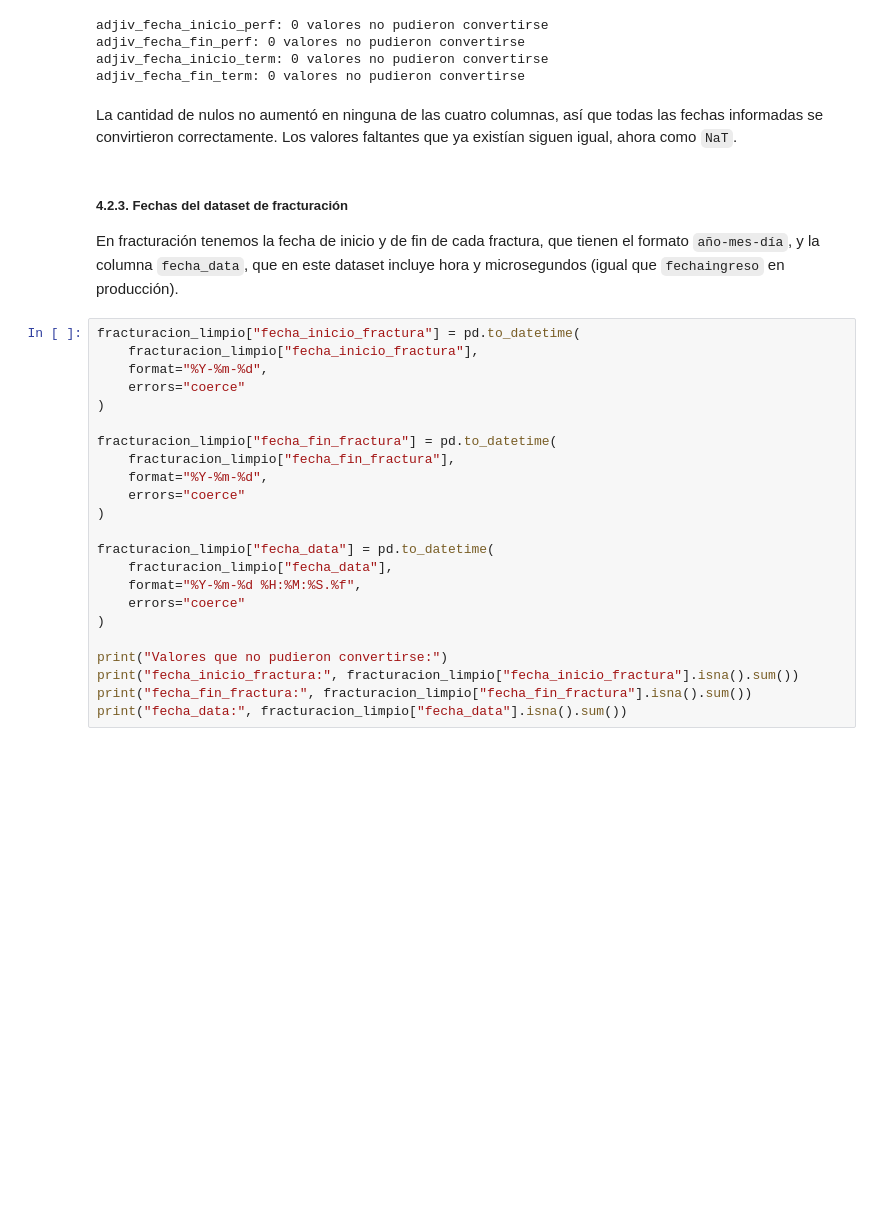
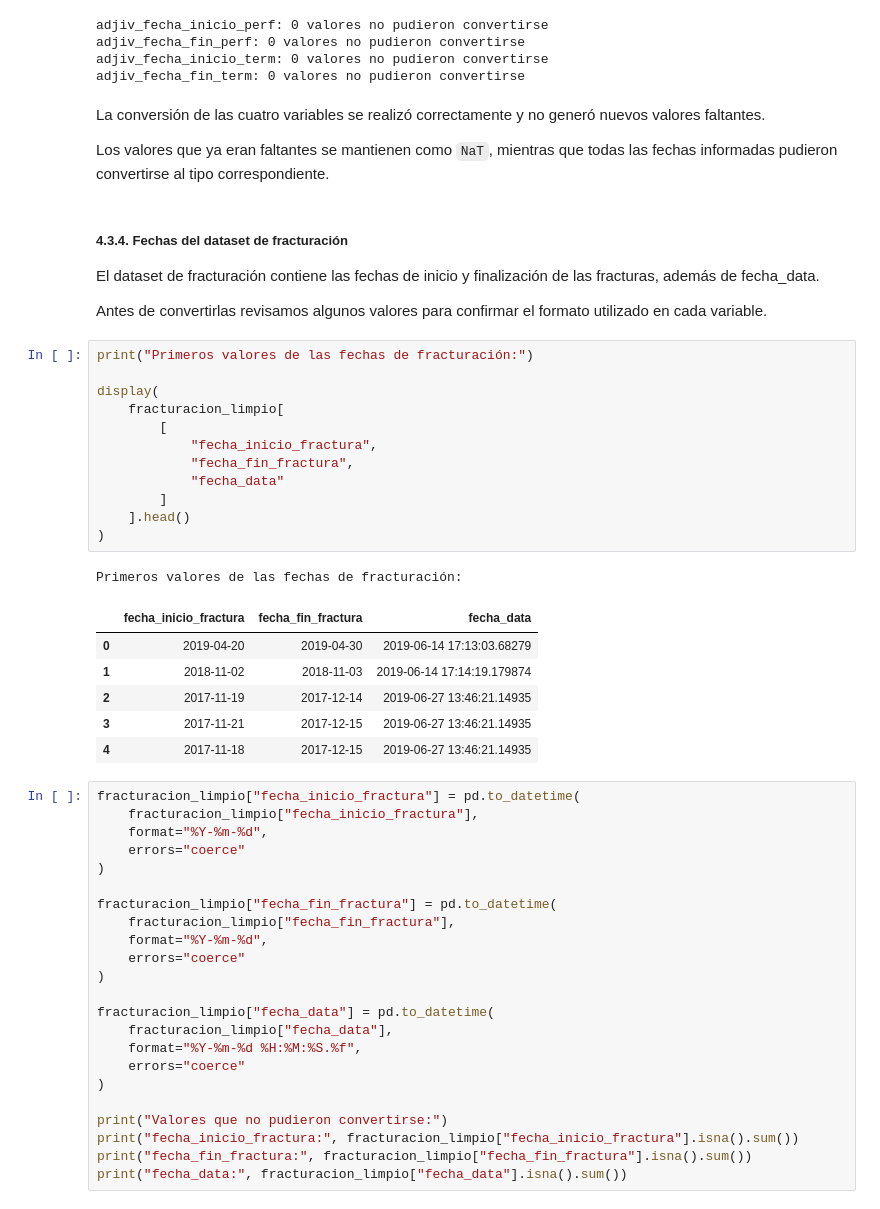
Before and after one commit to alexParedes027/oil-production-prediction, a Jupyter notebook: notebooks/01_exploracion_datos.ipynb, the cells around one changed output. Drawn from its saved outputs; the diff is of its cells as text; blank space fills up the shorter version.

```diff
--- a/notebooks/01_exploracion_datos.ipynb
+++ b/notebooks/01_exploracion_datos.ipynb
@@ -1798,11 +1888,35 @@ adjiv_fecha_fin_perf: 0 valores no pudieron convertirse
 adjiv_fecha_inicio_term: 0 valores no pudieron convertirse
 adjiv_fecha_fin_term: 0 valores no pudieron convertirse
 # %% [markdown]
-La cantidad de nulos no aumentó en ninguna de las cuatro columnas, así que todas las fechas informadas se convirtieron correctamente. Los valores faltantes que ya existían siguen igual, ahora como `NaT`.
+La conversión de las cuatro variables se realizó correctamente y no generó nuevos valores faltantes.
+
+Los valores que ya eran faltantes se mantienen como `NaT`, mientras que todas las fechas informadas pudieron convertirse al tipo correspondiente.
 # %% [markdown]
-##### 4.2.3. Fechas del dataset de fracturación
+##### 4.3.4. Fechas del dataset de fracturación
 
-En fracturación tenemos la fecha de inicio y de fin de cada fractura, que tienen el formato `año-mes-día`, y la columna `fecha_data`, que en este dataset incluye hora y microsegundos (igual que `fechaingreso` en producción).
+El dataset de fracturación contiene las fechas de inicio y finalización de las fracturas, además de fecha_data.
+
+Antes de convertirlas revisamos algunos valores para confirmar el formato utilizado en cada variable.
+# %%
+print("Primeros valores de las fechas de fracturación:")
+
+display(
+    fracturacion_limpio[
+        [
+            "fecha_inicio_fractura",
+            "fecha_fin_fractura",
+            "fecha_data"
+        ]
+    ].head()
+)
+# %% [output]
+Primeros valores de las fechas de fracturación:
+|  | fecha_inicio_fractura | fecha_fin_fractura | fecha_data |
+| 0 | 2019-04-20 | 2019-04-30 | 2019-06-14 17:13:03.68279 |
+| 1 | 2018-11-02 | 2018-11-03 | 2019-06-14 17:14:19.179874 |
+| 2 | 2017-11-19 | 2017-12-14 | 2019-06-27 13:46:21.14935 |
+| 3 | 2017-11-21 | 2017-12-15 | 2019-06-27 13:46:21.14935 |
+| 4 | 2017-11-18 | 2017-12-15 | 2019-06-27 13:46:21.14935 |
 # %%
 fracturacion_limpio["fecha_inicio_fractura"] = pd.to_datetime(
     fracturacion_limpio["fecha_inicio_fractura"],
```
Also changed, not shown: parts of 45 cells of this notebook, 1 other file.
